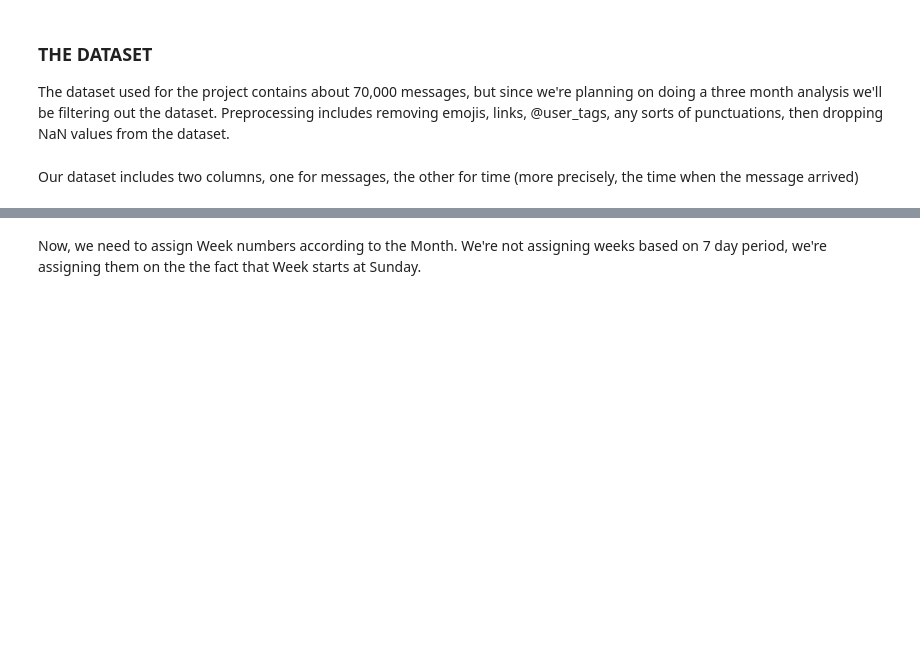
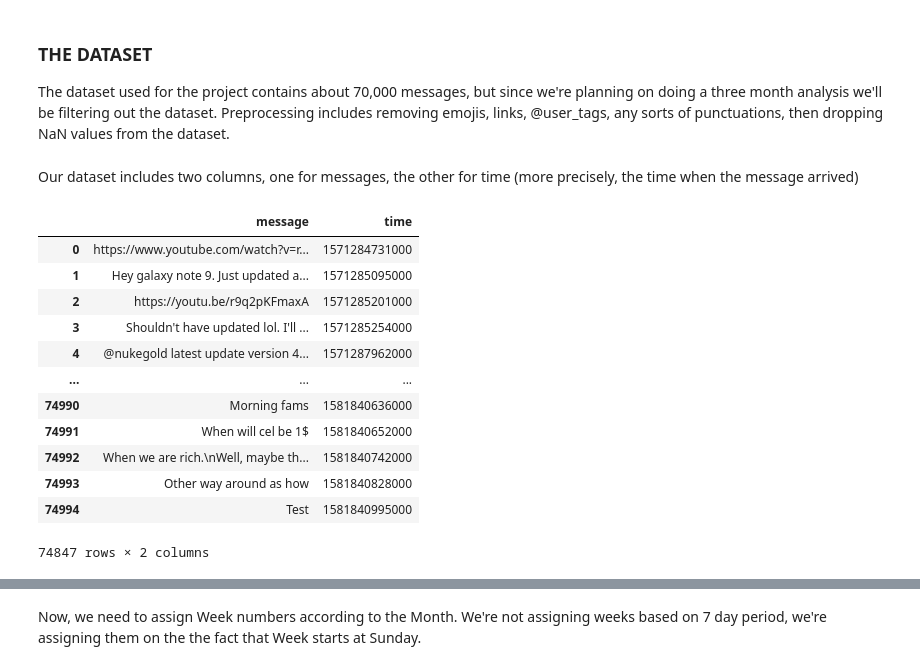
Before and after one commit to raagn08/celsius-sentiment-analysis, a Jupyter notebook: notebook/Celsius Sentiment Analysis.ipynb, the cells around one changed output, grey strips where cells are left out. Saved outputs shown, nothing was run; the diff lists cells and outputs as text; code cells hidden in the pictures; blank space fills up the shorter version.

```diff
--- a/notebook/Celsius Sentiment Analysis.ipynb
+++ b/notebook/Celsius Sentiment Analysis.ipynb
@@ -46,6 +46,22 @@ mask = [isinstance(item, (str, bytes)) for item in test['message']]
 test = test.loc[mask]
 # %% [markdown]
 Our dataset includes two columns, one for messages, the other for time (more precisely, the time when the message arrived)
+# %%
+test.head(-5)
+# %% [output]
+|  | message | time |
+| 0 | https://www.youtube.com/watch?v=r... | 1571284731000 |
+| 1 | Hey galaxy note 9. Just updated a... | 1571285095000 |
+| 2 | https://youtu.be/r9q2pKFmaxA | 1571285201000 |
+| 3 | Shouldn't have updated lol. I'll ... | 1571285254000 |
+| 4 | @nukegold latest update version 4... | 1571287962000 |
+| ... | ... | ... |
+| 74990 | Morning fams | 1581840636000 |
+| 74991 | When will cel be 1$ | 1581840652000 |
+| 74992 | When we are rich.\nWell, maybe th... | 1581840742000 |
+| 74993 | Other way around as how | 1581840828000 |
+| 74994 | Test | 1581840995000 |
+74847 rows × 2 columns
 # %%
 #PRE-PROCESSING
 # %%
```
